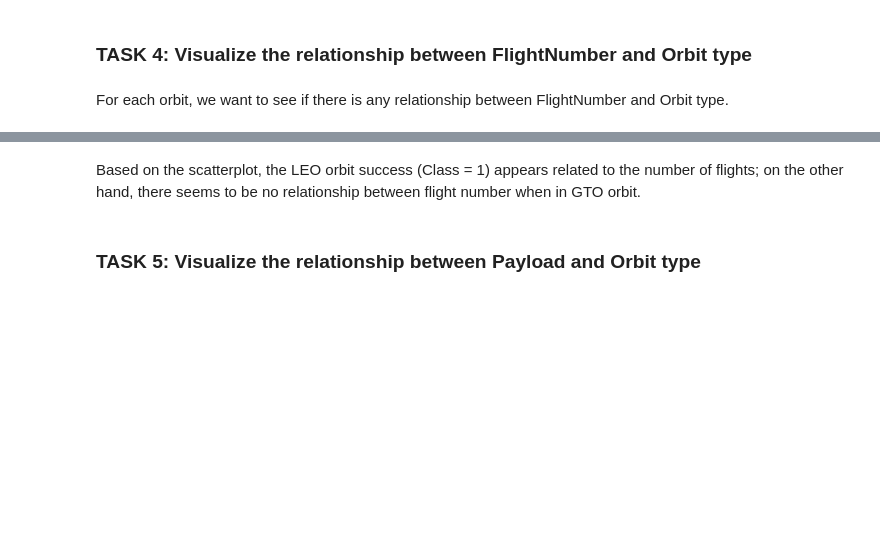
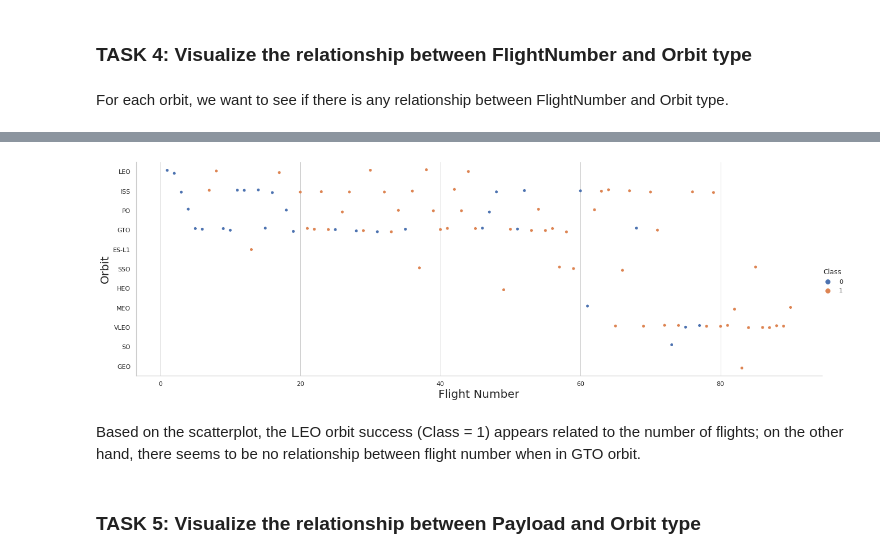
Before and after one commit to ReginaldAboagye/IBM-Data-Science-Capstone, a Jupyter notebook: Lab 4: EDA Data viz.ipynb, the cells around one changed output, grey strips where cells are left out. Saved outputs shown, nothing was run; the diff lists cells and outputs as text; code cells hidden in the pictures; blank space fills up the shorter version.

```diff
--- a/Lab 4: EDA Data viz.ipynb
+++ b/Lab 4: EDA Data viz.ipynb
@@ -138,6 +132,6 @@ For each orbit, we want to see if there is any relationship between FlightNumber
 sns.catplot(y="Orbit", x="FlightNumber", hue="Class", data=df, aspect = 5)
 plt.xlabel("Flight Number",fontsize=20)
 plt.ylabel("Orbit",fontsize=20)
-plt.gcf().set_size_inches(15,7)
+plt.gcf().set_size_inches(18,6)
 plt.show()
 # %% [output]
@@ -146,3 +138,4 @@ plt.show()
+[figure, added]
 # %% [markdown]
 Based on the scatterplot, the LEO orbit success (Class = 1) appears related to the number of flights; on the other hand, there seems to be no relationship between flight number when in GTO orbit.
 # %% [markdown]
```
Also changed, not shown: parts of 8 cells of this notebook.
